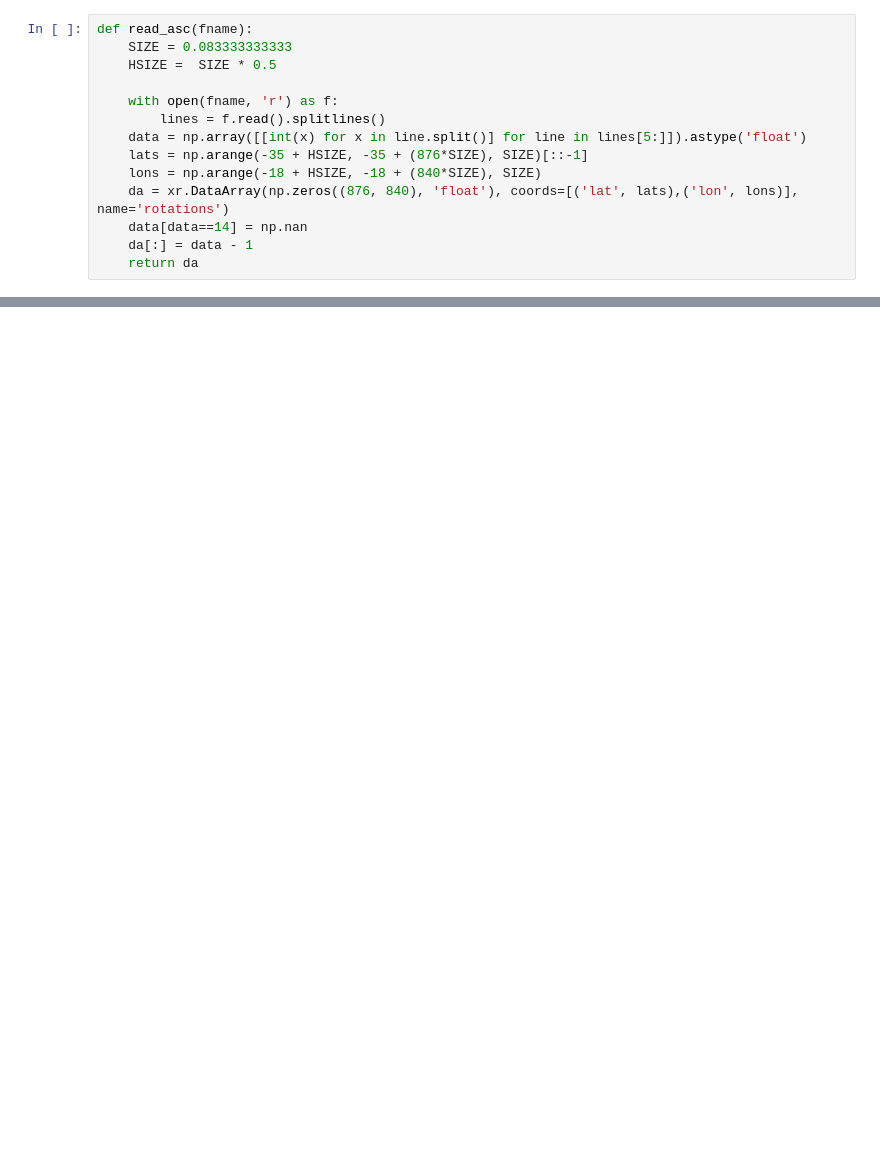
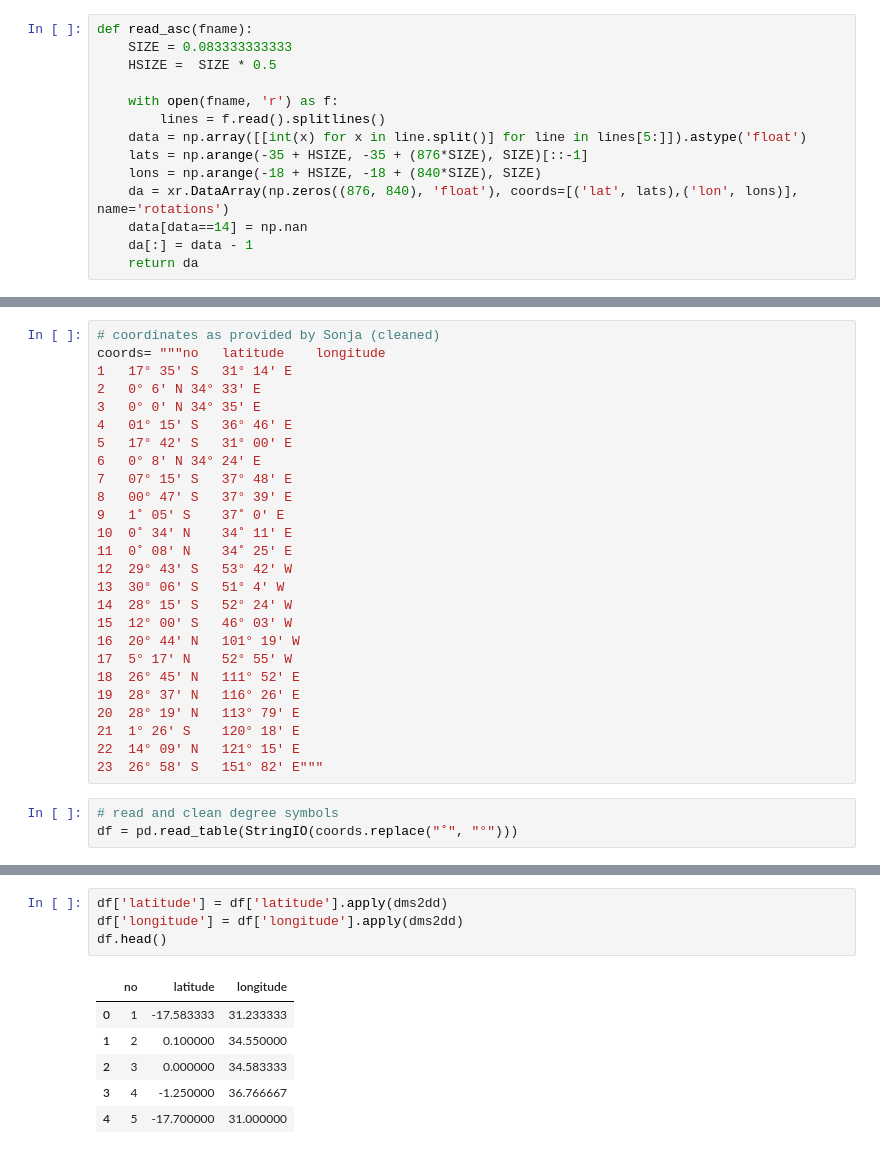
Before and after one commit to cwerner/yieldgap-analysis-africa, a Jupyter notebook: preprocessing.ipynb, the cells around one changed output, grey strips where cells are left out. Drawn from its saved outputs; the diff is of its cells as text; blank space fills up the shorter version.

```diff
--- a/preprocessing.ipynb
+++ b/preprocessing.ipynb
@@ -252,0 +180,29 @@ new.country.plot()
+# %%
+# coordinates as provided by Sonja (cleaned)
+coords= """no	latitude	longitude
+1	17° 35' S	31° 14' E
+2	0° 6' N	34° 33' E
+3	0° 0' N	34° 35' E
+4	01° 15' S	36° 46' E
+5	17° 42' S	31° 00' E
+6	0° 8' N	34° 24' E
+7	07° 15' S	37° 48' E
+8	00° 47' S	37° 39' E
+9	1˚ 05' S	37˚ 0' E
+10	0˚ 34' N	34˚ 11' E
+11	0˚ 08' N	34˚ 25' E
+12	29° 43' S	53° 42' W
+13	30° 06' S	51° 4' W
+14	28° 15' S	52° 24' W
+15	12° 00' S	46° 03' W
+16	20° 44' N	101° 19' W
+17	5° 17' N	52° 55' W
+18	26° 45' N	111° 52' E
+19	28° 37' N	116° 26' E
+20	28° 19' N	113° 79' E
+21	1° 26' S	120° 18' E
+22	14° 09' N	121° 15' E
+23	26° 58' S	151° 82' E"""
+# %%
+# read and clean degree symbols
+df = pd.read_table(StringIO(coords.replace("˚", "°")))
@@ -252,0 +219,11 @@ new.country.plot()
+# %%
+df['latitude'] = df['latitude'].apply(dms2dd)
+df['longitude'] = df['longitude'].apply(dms2dd)
+df.head()
+# %% [output]
+|  | no | latitude | longitude |
+| 0 | 1 | -17.583333 | 31.233333 |
+| 1 | 2 | 0.100000 | 34.550000 |
+| 2 | 3 | 0.000000 | 34.583333 |
+| 3 | 4 | -1.250000 | 36.766667 |
+| 4 | 5 | -17.700000 | 31.000000 |
```
Also changed, not shown: parts of 42 cells of this notebook.
